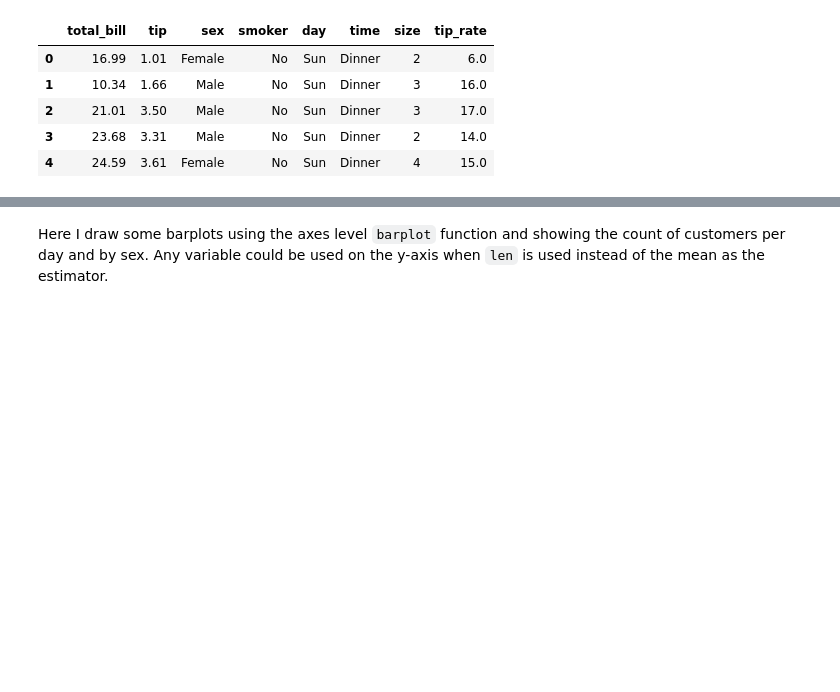
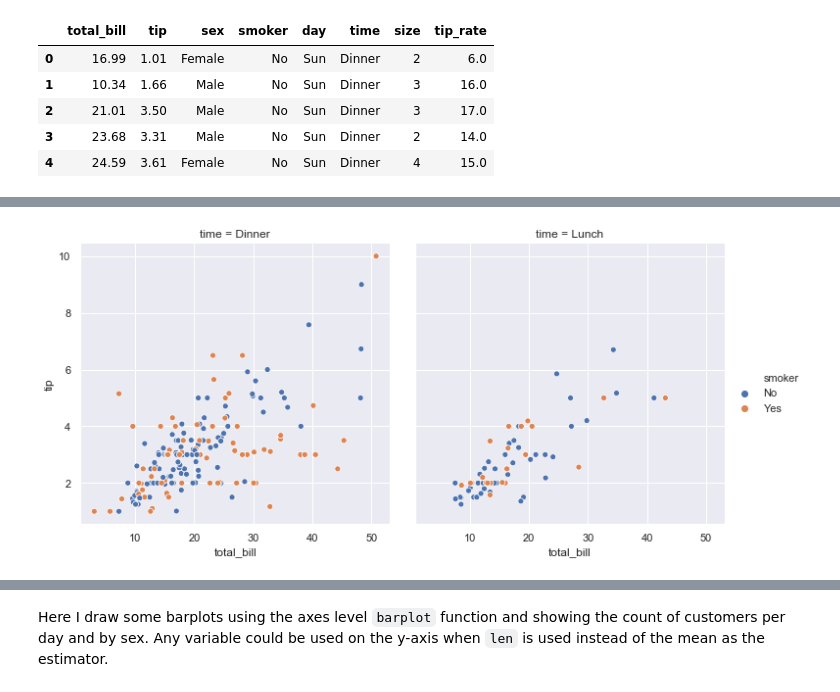
Before and after one commit to angela1C/Fundamentals-of-Data-Analysis-Project-2019, a Jupyter notebook: tips-project.ipynb, the cells around one changed output, grey strips where cells are left out. Cells and saved outputs as stored; diff of their text form; code cells hidden in the pictures; blank space fills up the shorter version.

```diff
--- a/tips-project.ipynb
+++ b/tips-project.ipynb
@@ -715,0 +735,5 @@ Figure-level function must control the figure it lives in, while axes-level func
+# %%
+sns.relplot(x="total_bill", y="tip", hue="smoker", col="time", data=df)
+plt.show()
+# %% [output]
+[figure, added]
```
Also changed, not shown: parts of 17 cells of this notebook.
